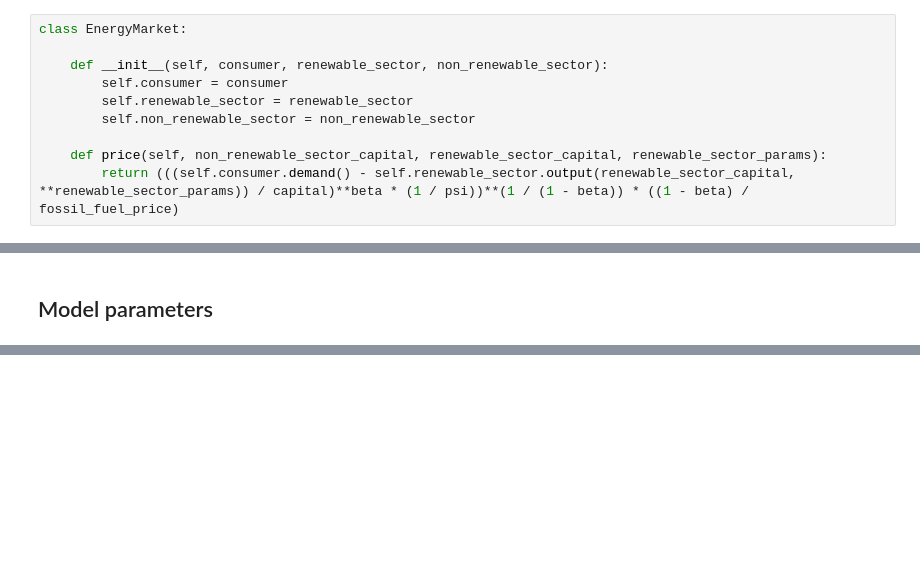
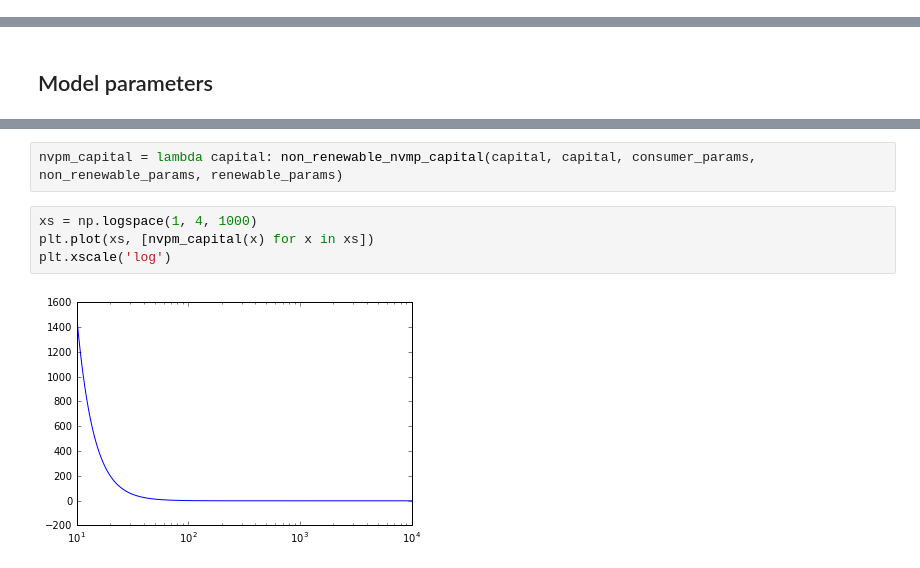
Before and after one commit to chekaru/Transitions, a Jupyter notebook: sandbox.ipynb, the cells around one changed output, grey strips where cells are left out. Cells and saved outputs as stored; diff of their text form; blank space fills up the shorter version.

```diff
--- a/sandbox.ipynb
+++ b/sandbox.ipynb
@@ -117,12 +26,2 @@ class NonRenewableEnergySector:
 # %% [markdown]
 ## Market for energy
-# %%
-class EnergyMarket:
-
-    def __init__(self, consumer, renewable_sector, non_renewable_sector):
-        self.consumer = consumer
-        self.renewable_sector = renewable_sector
-        self.non_renewable_sector = non_renewable_sector
-
-    def price(self, non_renewable_sector_capital, renewable_sector_capital, renewable_sector_params):
-        return (((self.consumer.demand() - self.renewable_sector.output(renewable_sector_capital, **renewable_sector_params)) / capital)**beta * (1 / psi))**(1 / (1 - beta)) * ((1 - beta) / fossil_fuel_price)
@@ -159,0 +93,8 @@ def simulate_non_renewable_capital_dynamics(energy_market, renewable_params, non
+# %%
+nvpm_capital = lambda capital: non_renewable_nvmp_capital(capital, capital, consumer_params, non_renewable_params, renewable_params)
+# %%
+xs = np.logspace(1, 4, 1000)
+plt.plot(xs, [nvpm_capital(x) for x in xs])
+plt.xscale('log')
+# %% [output]
+[figure, added]
```
Also changed, not shown: parts of 24 cells of this notebook, 3 other files.
